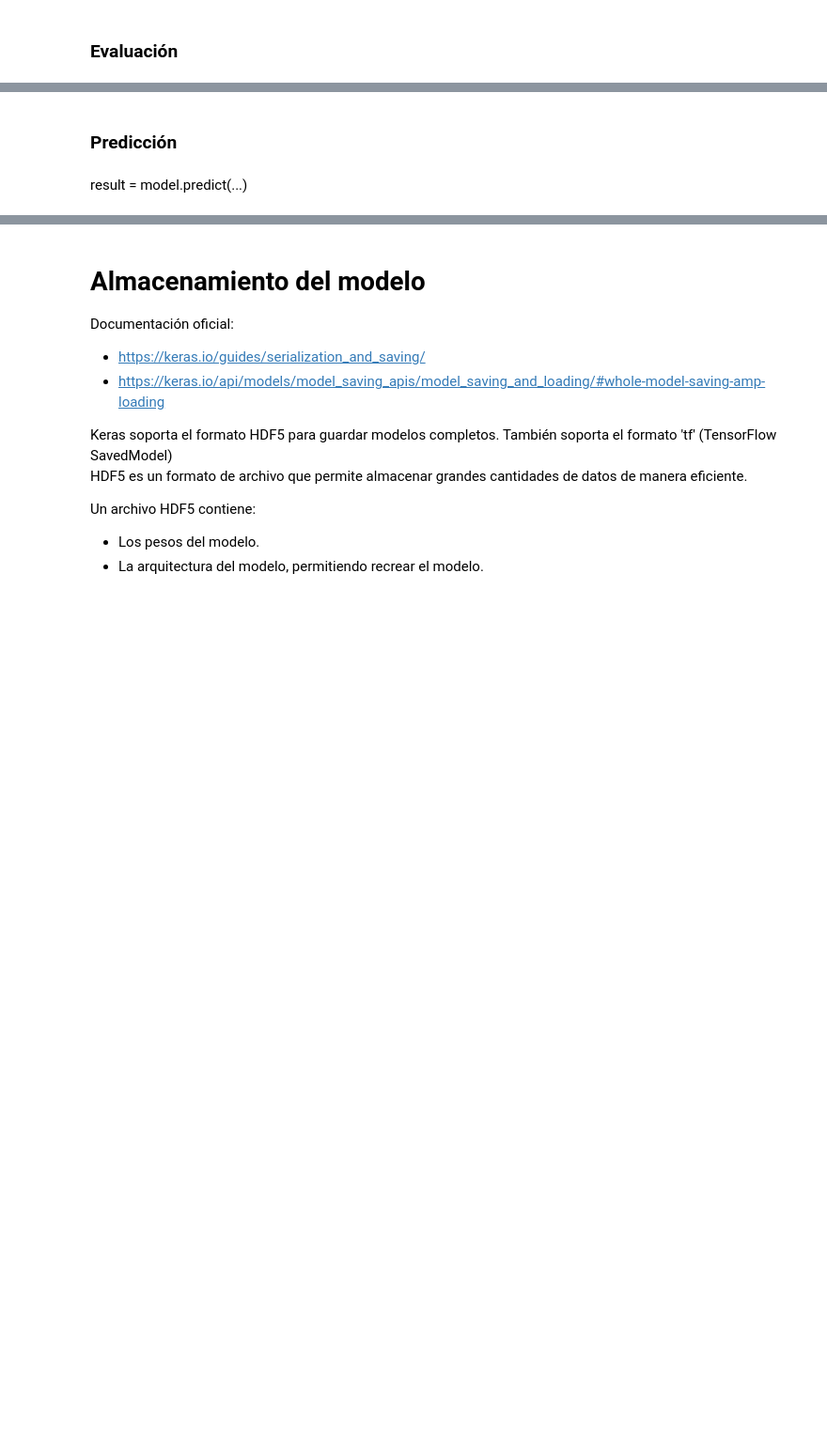
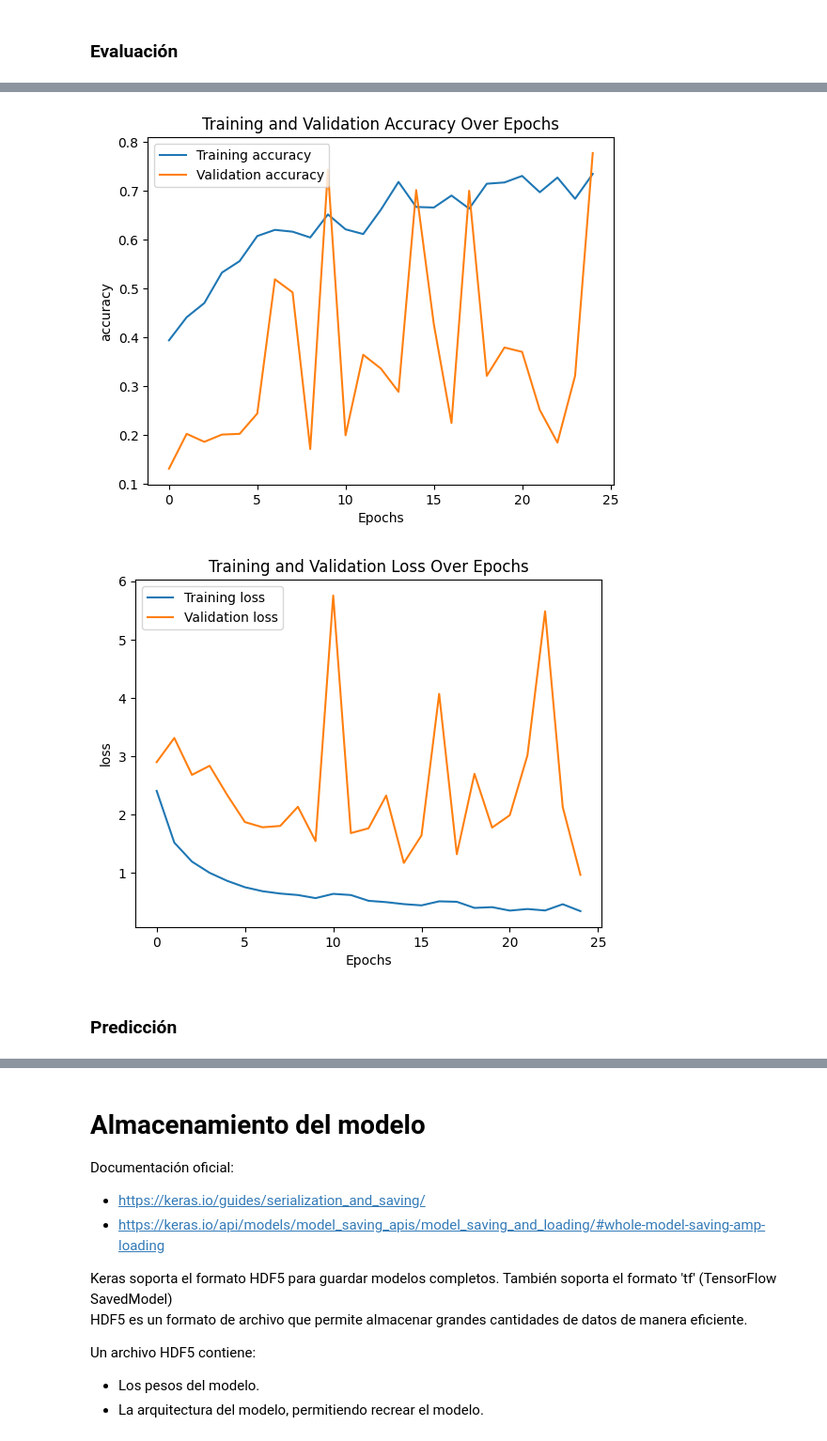
Before and after one commit to tinchogb/rna_classifier, a Jupyter notebook: src/notebooks/tf_rna.ipynb, the cells around one changed output, grey strips where cells are left out. Shown at 94% size. Saved outputs shown, nothing was run; the diff lists cells and outputs as text; code cells hidden in the pictures; blank space fills up the shorter version.

```diff
--- a/src/notebooks/tf_rna.ipynb
+++ b/src/notebooks/tf_rna.ipynb
@@ -590,4 +625,8 @@ history.history['accuracy']
+# %%
+plot_metric(history, 'accuracy')
+plot_metric(history, 'loss')
+# %% [output]
+[figure, added]
+[figure, added]
 # %% [markdown]
 ### **Predicción**
-# %% [markdown]
-result = model.predict(...)
```
Also changed, not shown: parts of 42 cells of this notebook.
